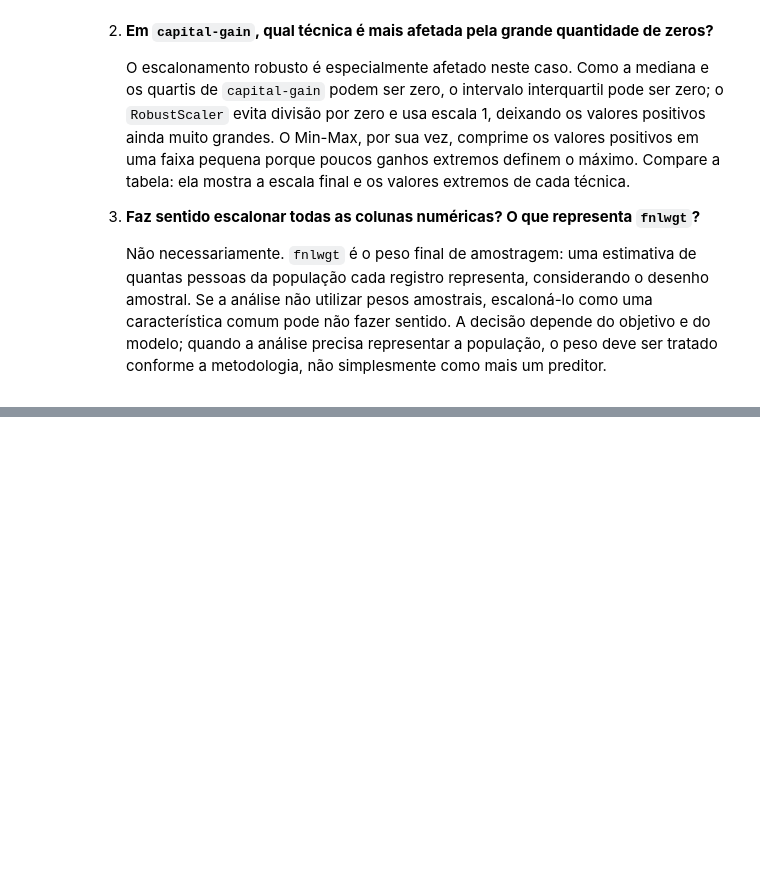
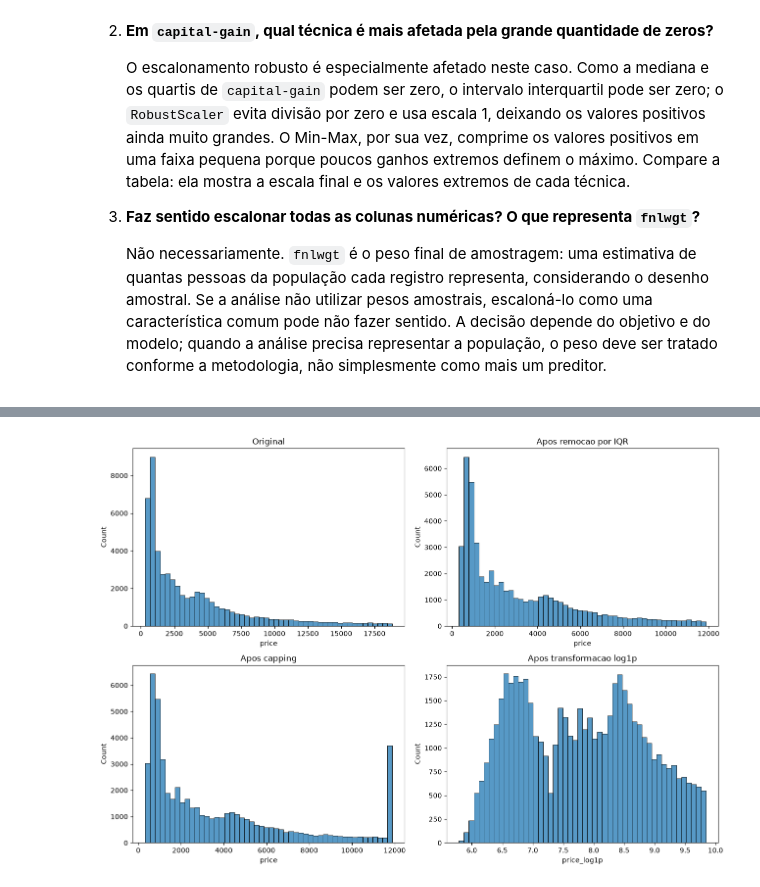
Before and after one commit to Roger-dev-eng/UNIFSA, a Jupyter notebook: Ciência de dados/notebook/Análise Exploratória e Preparação de Dados.ipynb, the cells around one changed output, grey strips where cells are left out. Cells and saved outputs as stored; diff of their text form; code cells hidden in the pictures; blank space fills up the shorter version.

```diff
--- a/Ciência de dados/notebook/Análise Exploratória e Preparação de Dados.ipynb
+++ b/Ciência de dados/notebook/Análise Exploratória e Preparação de Dados.ipynb
@@ -585,0 +762,23 @@ resumo_extremos
+# %%
+price_q1 = diamonds["price"].quantile(0.25)
+price_q3 = diamonds["price"].quantile(0.75)
+price_iqr = price_q3 - price_q1
+limite_inferior_price = price_q1 - 1.5 * price_iqr
+limite_superior_price = price_q3 + 1.5 * price_iqr
+
+sem_outliers_price = diamonds.loc[
+    diamonds["price"].between(limite_inferior_price, limite_superior_price)
+].copy()
+
+price_capped = diamonds.copy()
+price_capped["price"] = price_capped["price"].clip(
+    lower=limite_inferior_price, upper=limite_superior_price
+)
+
+price_log = diamonds.copy()
+price_log["price_log1p"] = np.log1p(price_log["price"])
+
+print("Linhas no original:", len(diamonds))
+print("Linhas apos remocao de outliers de price:", len(sem_outliers_price))
+print("Linhas com capping:", len(price_capped))
+print("Linhas com transformacao log:", len(price_log))
@@ -585,0 +808,14 @@ resumo_extremos
+# %%
+fig, axes = plt.subplots(2, 2, figsize=(13, 9))
+sns.histplot(diamonds["price"], bins=50, ax=axes[0, 0])
+axes[0, 0].set_title("Original")
+sns.histplot(sem_outliers_price["price"], bins=50, ax=axes[0, 1])
+axes[0, 1].set_title("Apos remocao por IQR")
+sns.histplot(price_capped["price"], bins=50, ax=axes[1, 0])
+axes[1, 0].set_title("Apos capping")
+sns.histplot(price_log["price_log1p"], bins=50, ax=axes[1, 1])
+axes[1, 1].set_title("Apos transformacao log1p")
+plt.tight_layout()
+plt.show()
+# %% [output]
+[figure, added]
```
Also changed, not shown: parts of 39 cells of this notebook, 2 other files.
